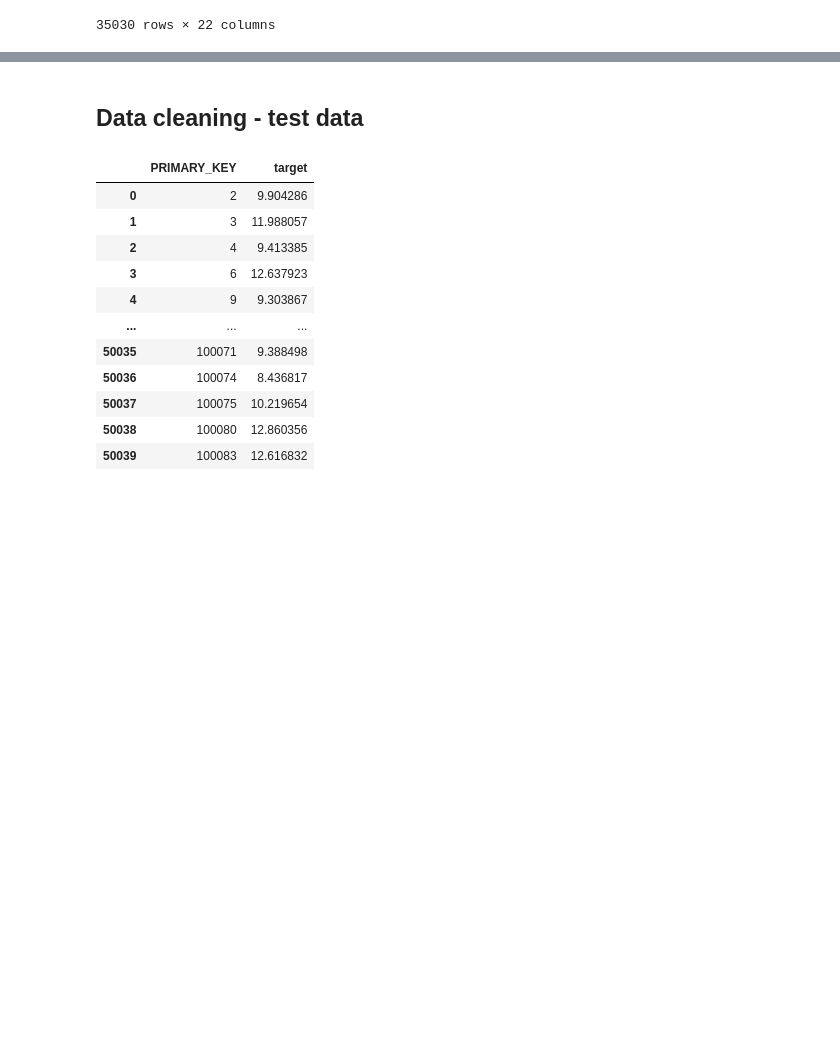
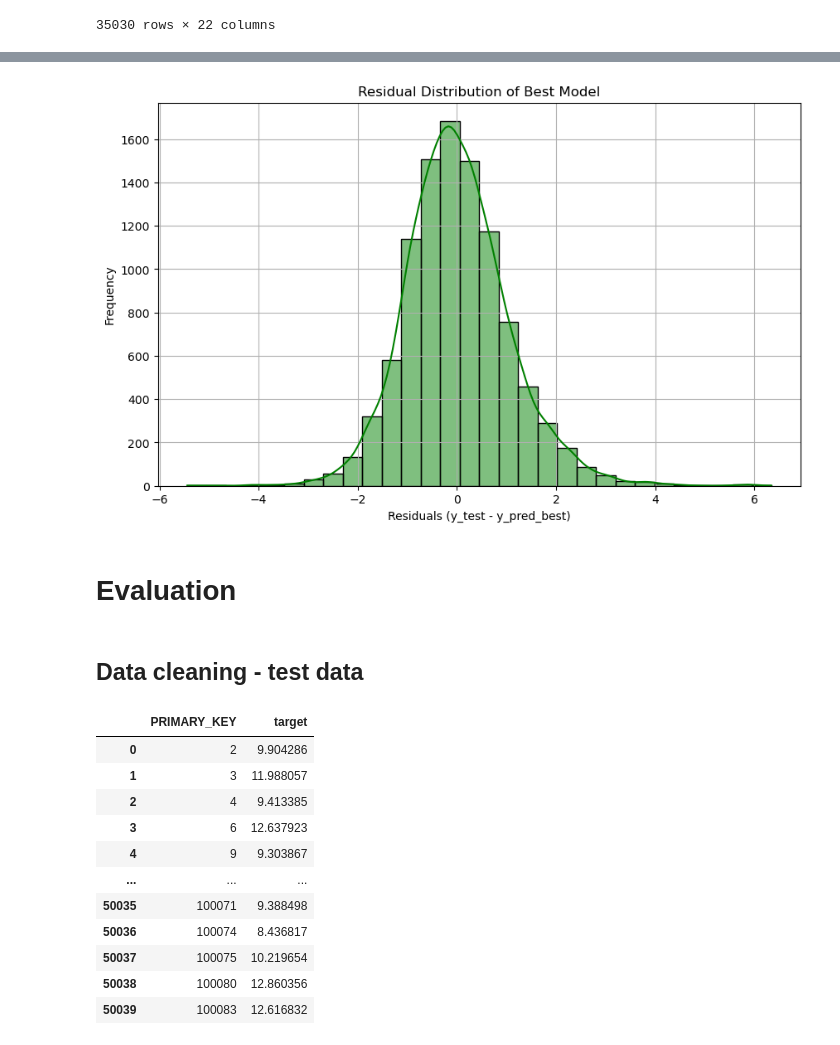
Before and after one commit to rinaaro/Machine-Learning-Project, a Jupyter notebook: project-15.ipynb, the cells around one changed output, grey strips where cells are left out. Saved outputs shown, nothing was run; the diff lists cells and outputs as text; code cells hidden in the pictures; blank space fills up the shorter version.

```diff
--- a/project-15.ipynb
+++ b/project-15.ipynb
@@ -512,3 +689,20 @@ plt.show()
+# %%
+pipeline.transform(nX_test)
+
+y_pred_best = best_rf.predict(nX_test)
+
+# Graphical Visualization of Best Model Predictions
+plt.figure(figsize=(10, 6))
+sns.histplot(ny_test - y_pred_best, kde=True, bins=30, color="green")
+plt.title("Residual Distribution of Best Model")
+plt.xlabel("Residuals (y_test - y_pred_best)")
+plt.ylabel("Frequency")
+plt.grid()
+plt.show()
+# %% [output]
+[figure, added]
+# %% [markdown]
+# Evaluation
 # %% [markdown]
 ## Data cleaning - test data
 # %%
```
Also changed, not shown: parts of 10 cells of this notebook.
